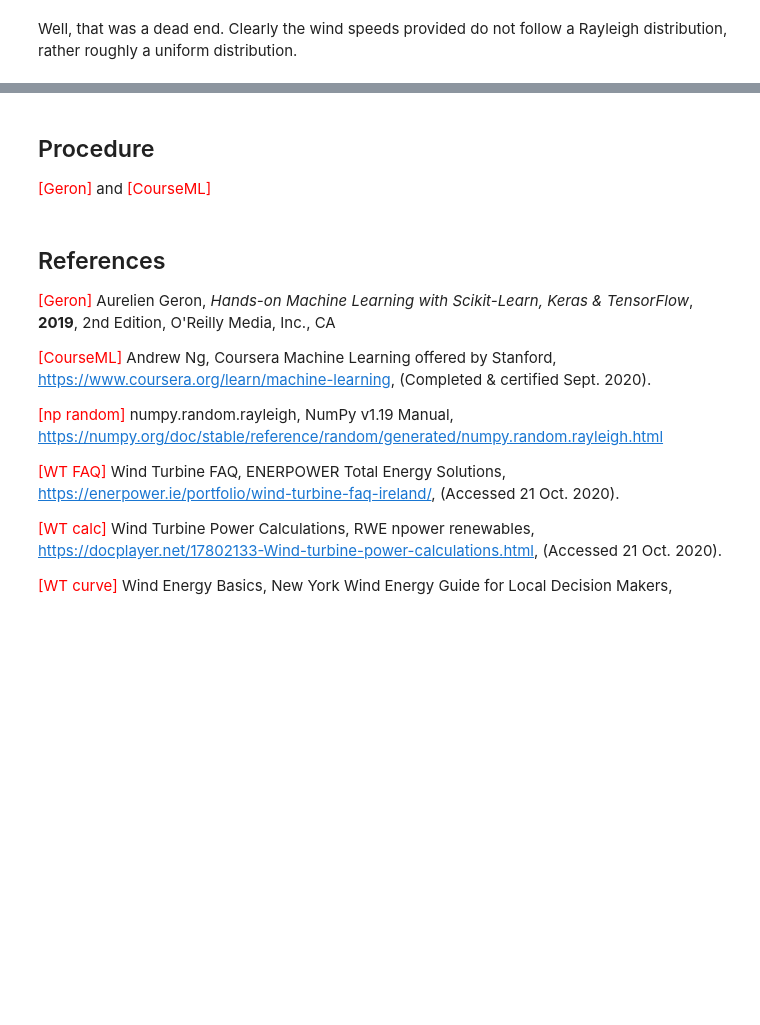
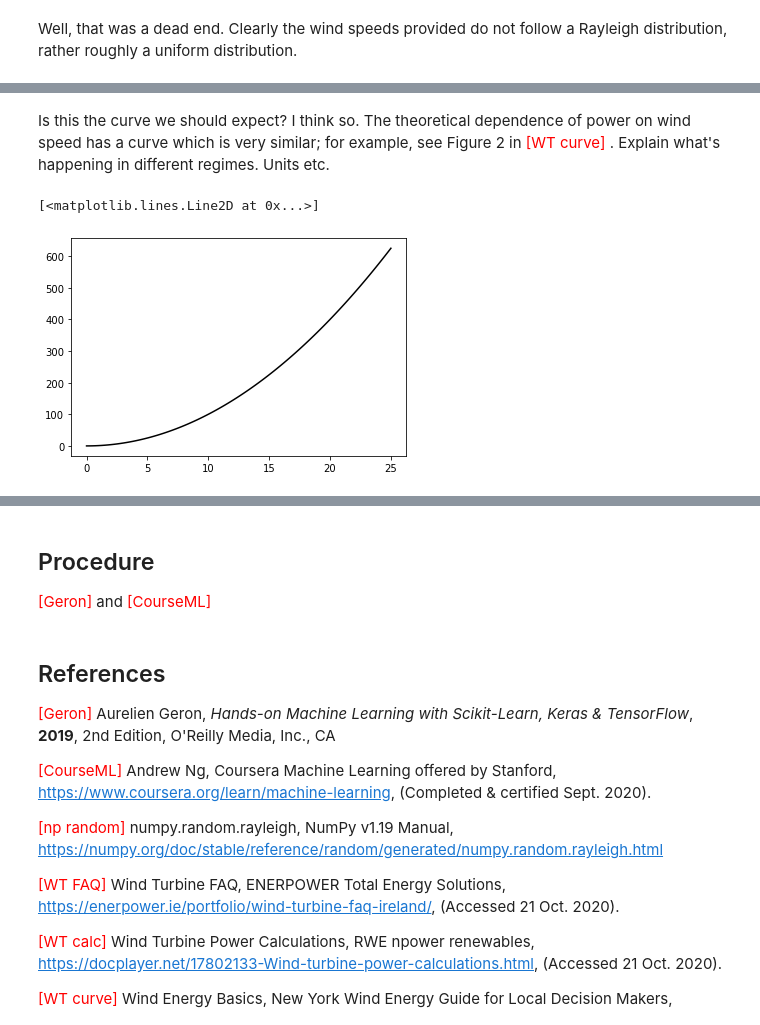
Before and after one commit to elizabethdaly/project-machine-learning, a Jupyter notebook: project-machine-learning.ipynb, the cells around one changed output, grey strips where cells are left out. Saved outputs shown, nothing was run; the diff lists cells and outputs as text; code cells hidden in the pictures; blank space fills up the shorter version.

```diff
--- a/project-machine-learning.ipynb
+++ b/project-machine-learning.ipynb
@@ -113,0 +114,9 @@ Well, that was a dead end. Clearly the wind speeds provided do not follow a Rayl
+# %% [markdown]
+Is this the curve we should expect? I think so. The theoretical dependence of power on wind speed has a curve which is very similar; for example, see Figure 2 in <span style='color:red'> [WT curve] </span>. Explain what's happening in different regimes. Units etc.
+# %%
+x = np.linspace(0, 25, 100)
+v = np.power(x, 2)
+plt.plot(x, v,  '-k')
+# %% [output]
+[<matplotlib.lines.Line2D at 0x...>]
+[figure, added]
```
Also changed, not shown: parts of 9 cells of this notebook.
